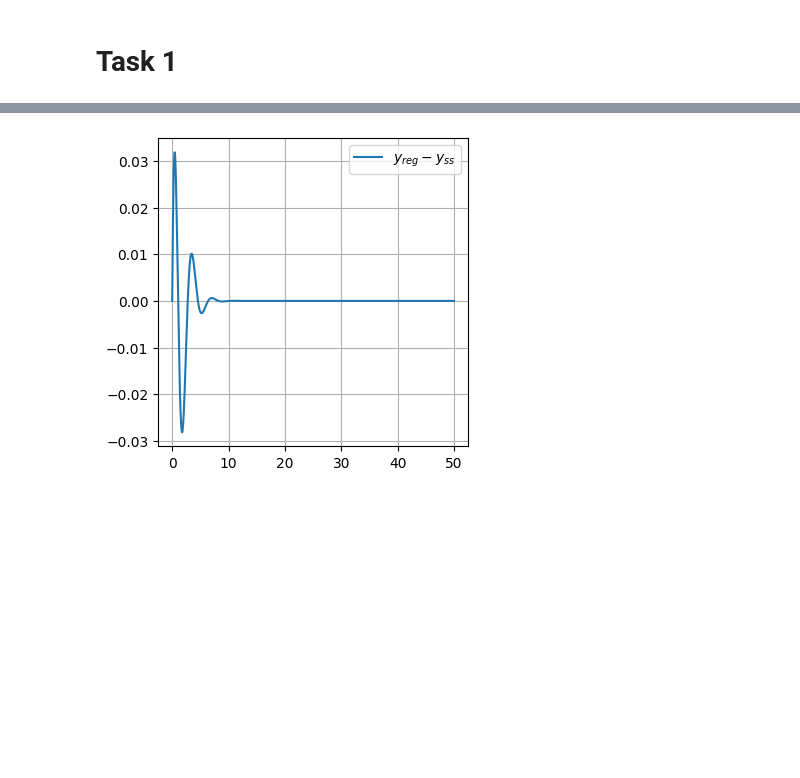
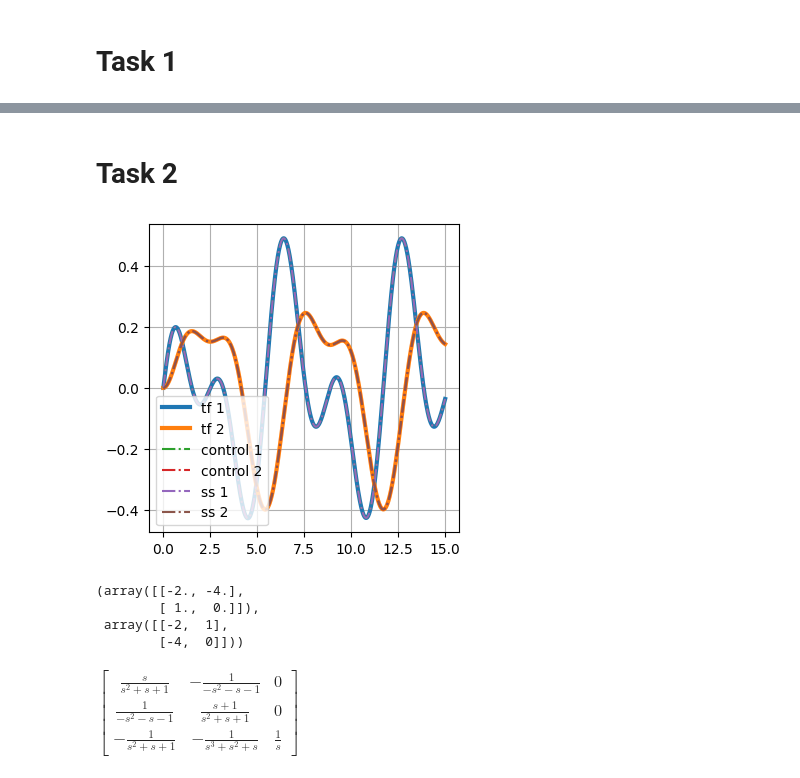
Before and after one commit to lalayants/adaptive-and-robust-control, a Jupyter notebook: 6/6.ipynb, the cells around one changed output, grey strips where cells are left out. Drawn from its saved outputs; the diff is of its cells as text; code cells hidden in the pictures; blank space fills up the shorter version.

```diff
--- a/6/6.ipynb
+++ b/6/6.ipynb
@@ -87,6 +84,39 @@ plt.grid()
-# %%
-plt.plot(t, y - res, label='$y_{reg} - y_{ss}$')
-plt.legend()
-plt.grid()
-# %% [output]
-[figure, removed]
+# %% [markdown]
+# Task 2
+# %%
+ssA = np.array([[-a_1, 1], [-a_0, 0]])
+A_0 = np.array([[-k_1, 1], [-k_0, 0]])
+ssB = np.array([b_1, b_0]).reshape((A.shape[0], 1))
+ssC = np.zeros((1, ssA.shape[0]))
+ssC[0] += 1
+ssD = np.zeros((1, ssB.shape[1]))
+# %%
+A, B, C, D = tf2ss([b_1, b_0], [1, a_1, a_0])
+t, y, x = lsim((A, B, C, D), U=u, T=ts)
+plt.plot(t, x, label=['tf 1', 'tf 2'], linewidth=3)
+u = g(ts).reshape((len(ts), 1))
+
+ss = control.ss(ssA, ssB, ssC, ssD)
+ss = control.reachable_form(ss)[0]
+res = control.forced_response(ss, U=u.T, T=ts)
+
+plt.plot(t, res.states.T, '-.', label=['control 1', 'control 2'])
+t, y, x = lsim((ss.A, ss.B, ss.C, ss.D), U=u, T=ts)
+plt.plot(t, x, '-.', label=['ss 1', 'ss 2'])
+plt.legend()
+plt.grid()
+# %% [output]
+[figure, added]
+# %%
+ss.A, ssA
+# %% [output]
+(array([[-2., -4.],
+        [ 1.,  0.]]),
+ array([[-2,  1],
+        [-4,  0]]))
+# %%
+import sympy
+from sympy.abc import s
+sympy.Matrix([[s + 1, -1, 0], [1, s, 0], [1, 0, s]]).inv()
+# %% [output]
+$\displaystyle \left[\begin{matrix}\frac{s}{s^{2} + s + 1} & - \frac{1}{- s^{2} - s - 1} & 0\\\frac{1}{- s^{2} - s - 1} & \frac{s + 1}{s^{2} + s + 1} & 0\\- \frac{1}{s^{2} + s + 1} & - \frac{1}{s^{3} + s^{2} + s} & \frac{1}{s}\end{matrix}\right]$
```
Also changed, not shown: parts of 2 cells of this notebook.
